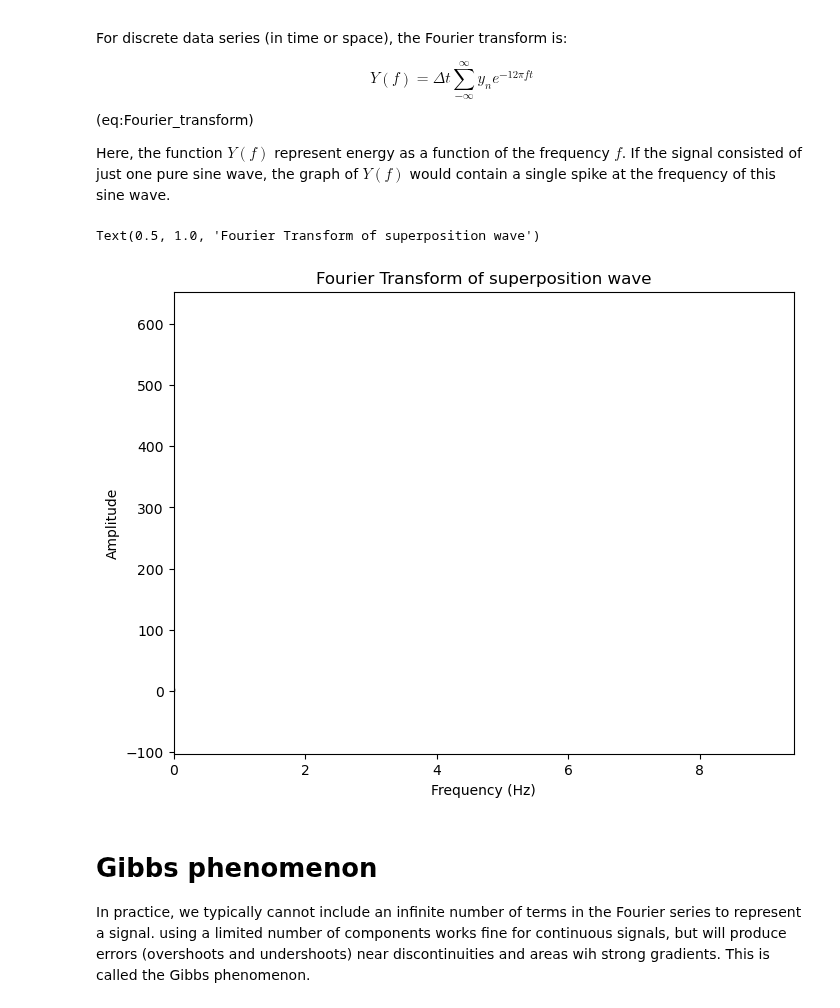
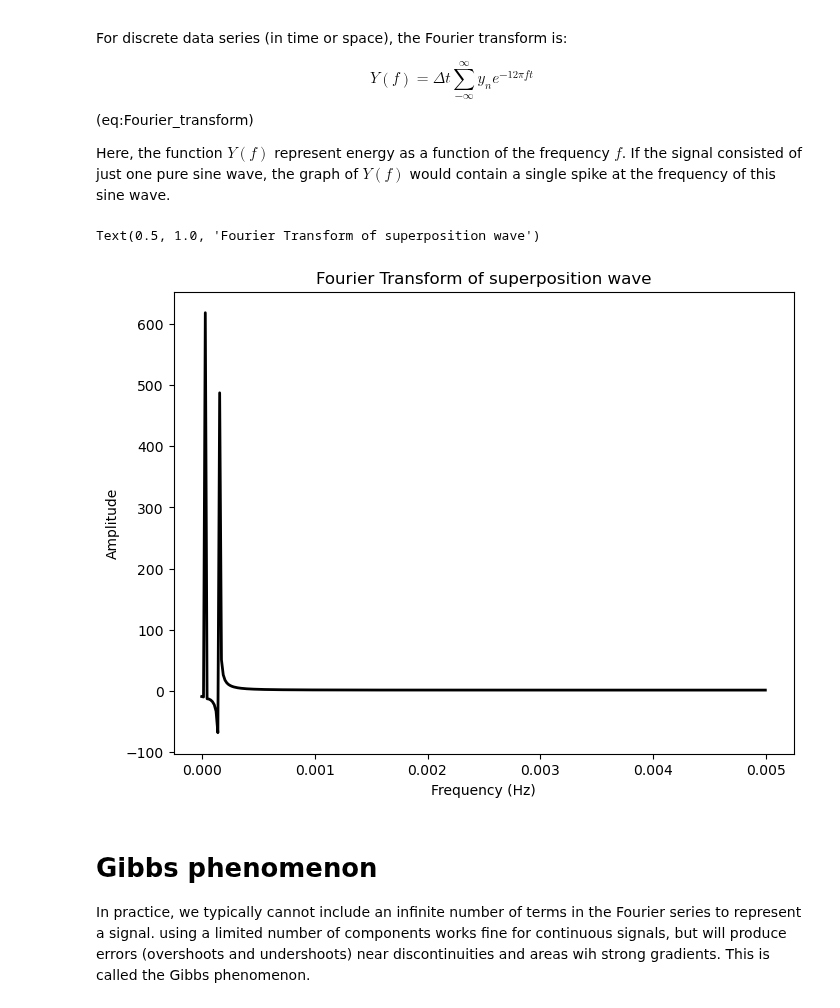
Before and after one commit to thorbjornmoeUiB/GEOF211_compendium, a Jupyter notebook: GEOF211_book/_build/jupyter_execute/Useful_calculus/Fourier_transforms.ipynb, the cells around one changed output. Drawn from its saved outputs; the diff is of its cells as text; code cells hidden in the pictures.

```diff
--- a/GEOF211_book/_build/jupyter_execute/Useful_calculus/Fourier_transforms.ipynb
+++ b/GEOF211_book/_build/jupyter_execute/Useful_calculus/Fourier_transforms.ipynb
@@ -114,31 +114,31 @@ Here, the function $Y(f)$ represent energy as a function of the frequency $f$. I
 # %%
 #import fft package using only real numbers into the transform
 from scipy.fft import rfft, rfftfreq
 
 # Calculate N
 N = len(t)
 sampling_rate = 1 / (t[1] - t[0])
 
 # Compute the Fourier transform
 superposition_wave_rfft = rfft(superposition_wave)
 
 frequencies = rfftfreq(N, sampling_rate)
 
 # Plot the Fourier transform
 plt.figure(figsize=(8, 6))
 plt.plot(frequencies, superposition_wave_rfft,'k',lw=2, label="Fourier Transform")
 
 plt.title('Spectrum')
 plt.xlabel('Frequency[Hz]')
 plt.ylabel('Amplitude')
 
-plt.xlim([0,3*np.pi])
+#plt.xlim([0,3*np.pi])
 plt.xlabel("Frequency (Hz)")
 plt.ylabel("Amplitude")
 plt.title("Fourier Transform of superposition wave")
 # %% [output]
 Text(0.5, 1.0, 'Fourier Transform of superposition wave')
-[figure, old version]
+[figure, new version]
 # %% [markdown]
 # Gibbs phenomenon
 In practice, we typically cannot include an infinite number of terms in the Fourier series to represent a signal. using a limited number of components works fine for continuous signals, but will produce errors (overshoots and undershoots) near discontinuities and areas wih strong gradients. This is called the Gibbs phenomenon.
```
Also changed, not shown: 7 other files.
